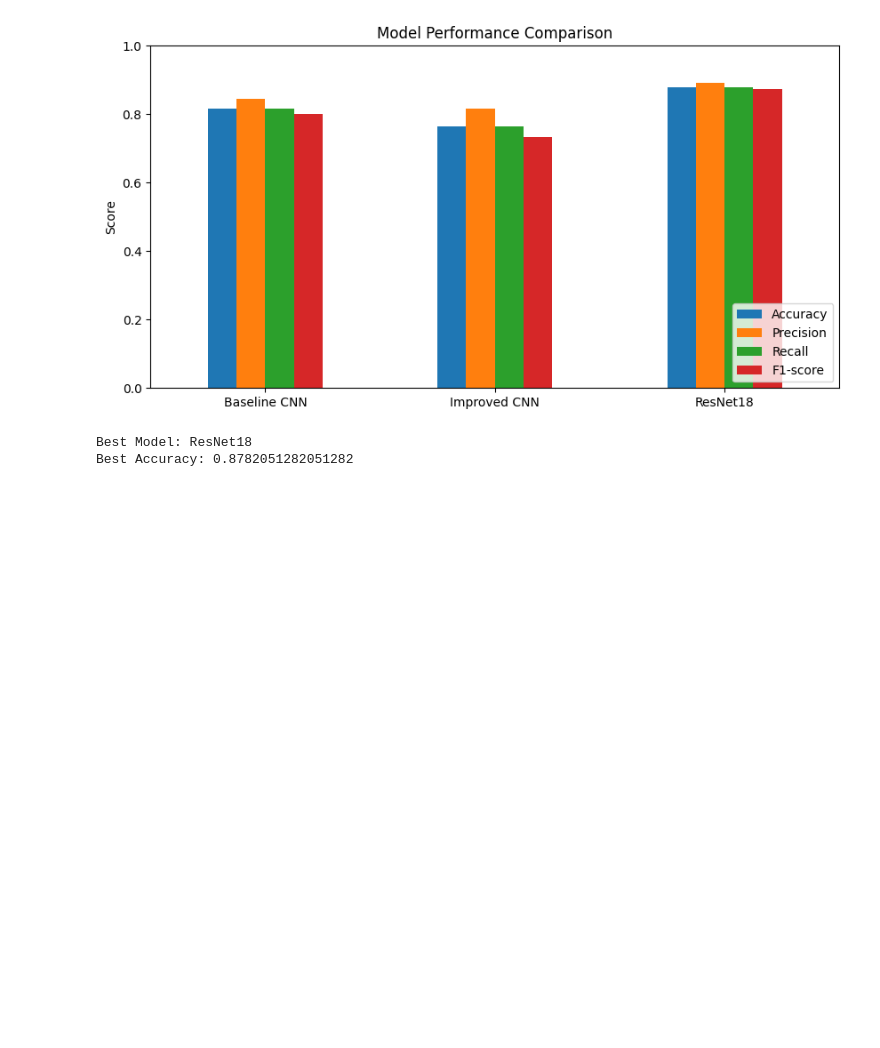
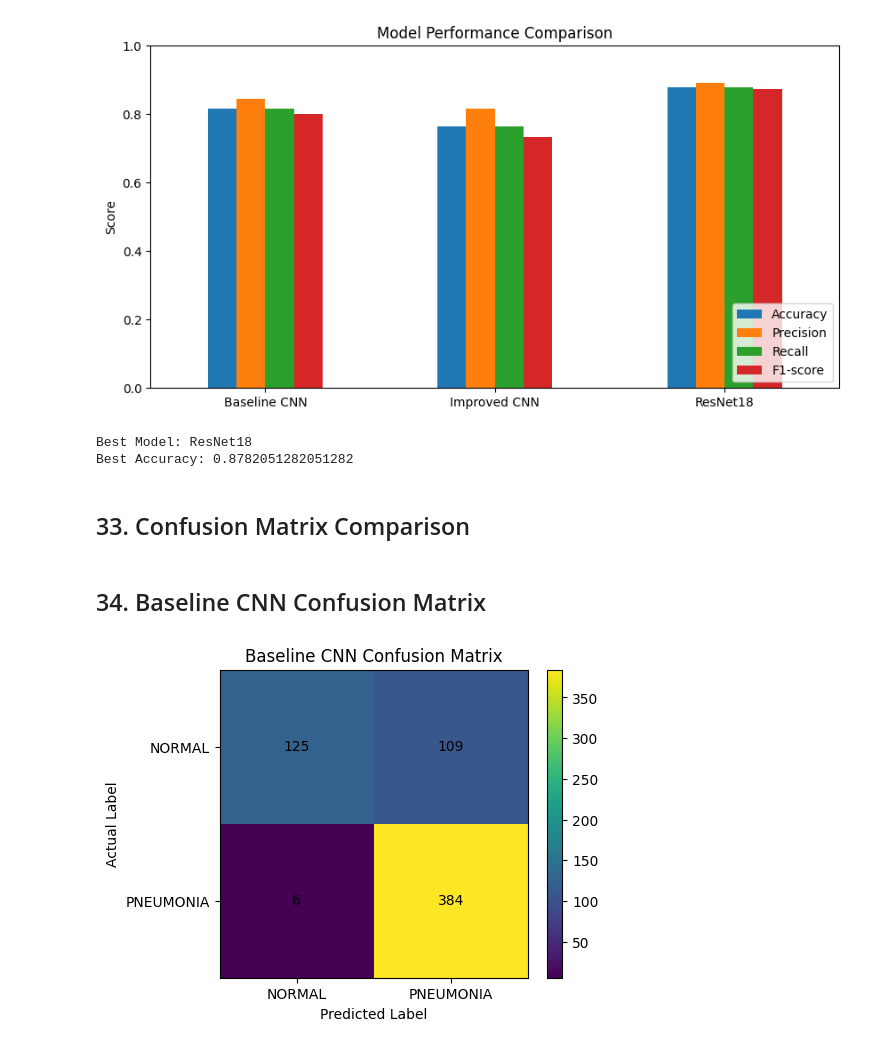
Before and after one commit to sanjelprashid/computer-vision-pneumonia-detection, a Jupyter notebook: pneumonia_detection.ipynb, the cells around one changed output. Drawn from its saved outputs; the diff is of its cells as text; code cells hidden in the pictures; blank space fills up the shorter version.

Commit message:
Completed model comparison, confusion matrices and X-ray prediction testing

```diff
--- a/pneumonia_detection.ipynb
+++ b/pneumonia_detection.ipynb
@@ -675,3 +675,27 @@ print("Best Accuracy:", best_score)
 # %% [output]
 Best Model: ResNet18
 Best Accuracy: 0.8782051282051282
+# %% [markdown]
+## 33. Confusion Matrix Comparison
+# %%
+def plot_confusion_matrix(cm, title):
+    plt.figure(figsize=(5, 4))
+    plt.imshow(cm)
+    plt.title(title)
+    plt.xlabel("Predicted Label")
+    plt.ylabel("Actual Label")
+    plt.xticks([0, 1], class_names)
+    plt.yticks([0, 1], class_names)
+
+    for i in range(len(class_names)):
+        for j in range(len(class_names)):
+            plt.text(j, i, cm[i, j], ha="center", va="center")
+
+    plt.colorbar()
+    plt.show()
+# %% [markdown]
+## 34. Baseline CNN Confusion Matrix
+# %%
+plot_confusion_matrix(baseline_cm, "Baseline CNN Confusion Matrix")
+# %% [output]
+[figure, added]
```
Also changed, not shown: parts of 12 cells of this notebook.
